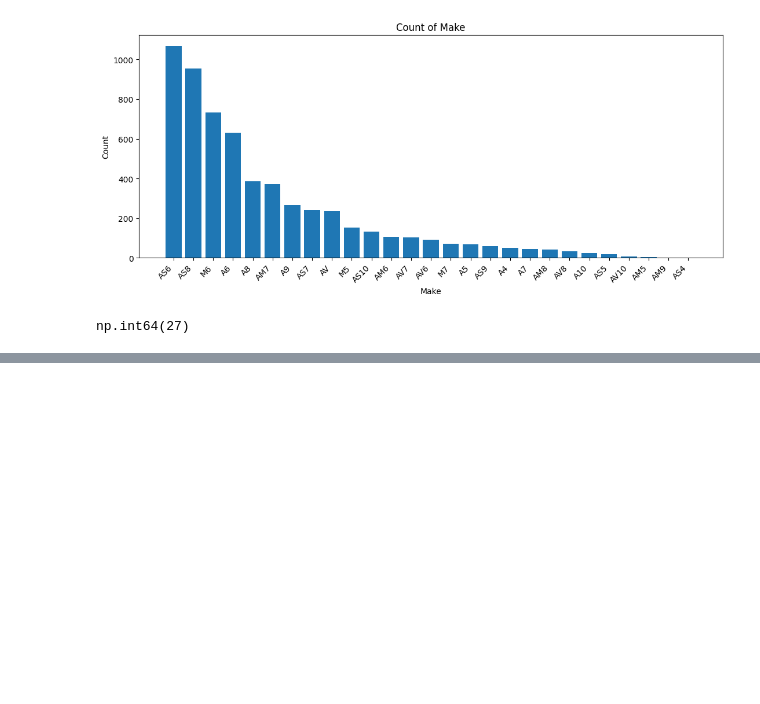
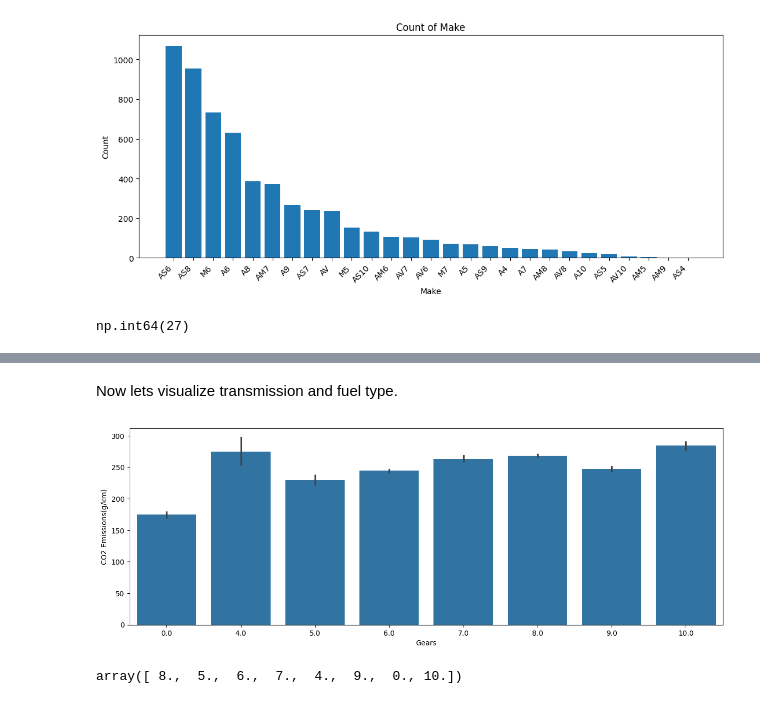
Before and after one commit to JavenMW/Emissions, a Jupyter notebook: Cleaning.ipynb, the cells around one changed output, grey strips where cells are left out. Cells and saved outputs as stored; diff of their text form; code cells hidden in the pictures; blank space fills up the shorter version.

```diff
--- a/Cleaning.ipynb
+++ b/Cleaning.ipynb
@@ -415,0 +520,5 @@ SMART          151.428571   150.0      7
+# %%
+train_df3 = train_df2.copy()
+test_df3 = test_df2.copy()
+
+train_df3.loc[7240, :]
@@ -415,0 +557,5 @@ SMART          151.428571   150.0      7
+# %%
+train_df3[['Transmission', 'Gears']] = train_df3['Transmission'].str.extract(r'([A-Za-z]+)([\d]*)')
+
+test_df3[['Transmission', 'Gears']] = test_df3['Transmission'].str.extract(r'([A-Za-z]+)([\d]*)')
+train_df3.isnull().sum()
@@ -415,0 +577,6 @@ SMART          151.428571   150.0      7
+# %%
+train_df3['Gears'] = train_df3['Gears'].replace('', '0')
+test_df3['Gears'] = test_df3['Gears'].replace('', '0')
+train_df3['Gears'] = train_df3['Gears'].astype(float)
+test_df3['Gears'] = test_df3['Gears'].astype(float)
+train_df3.dtypes
@@ -415,0 +638,13 @@ SMART          151.428571   150.0      7
+# %% [markdown]
+Now lets visualize transmission and fuel type.
+# %%
+plt.figure(figsize=(15,5))
+sns.barplot(data=train_df3, x='Gears', y='CO2 Emissions(g/km)')
+
+plt.show()
+# %% [output]
+[figure, added]
+# %%
+train_df3['Gears'].unique()
+# %% [output]
+array([ 8.,  5.,  6.,  7.,  4.,  9.,  0., 10.])
```
Also changed, not shown: parts of 34 cells of this notebook.
